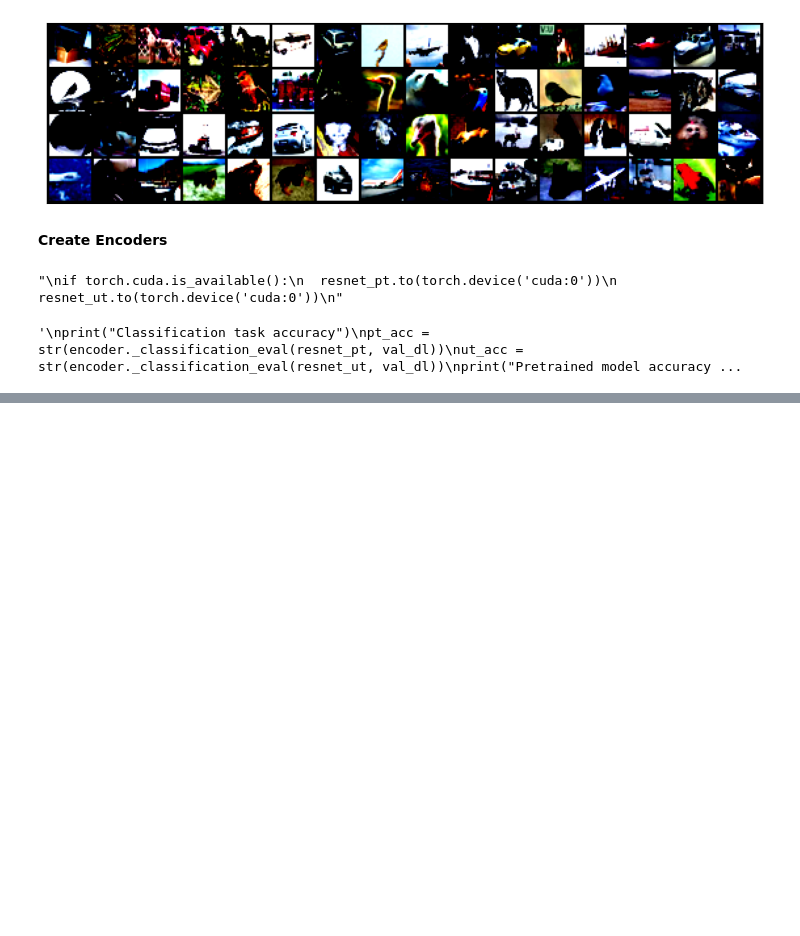
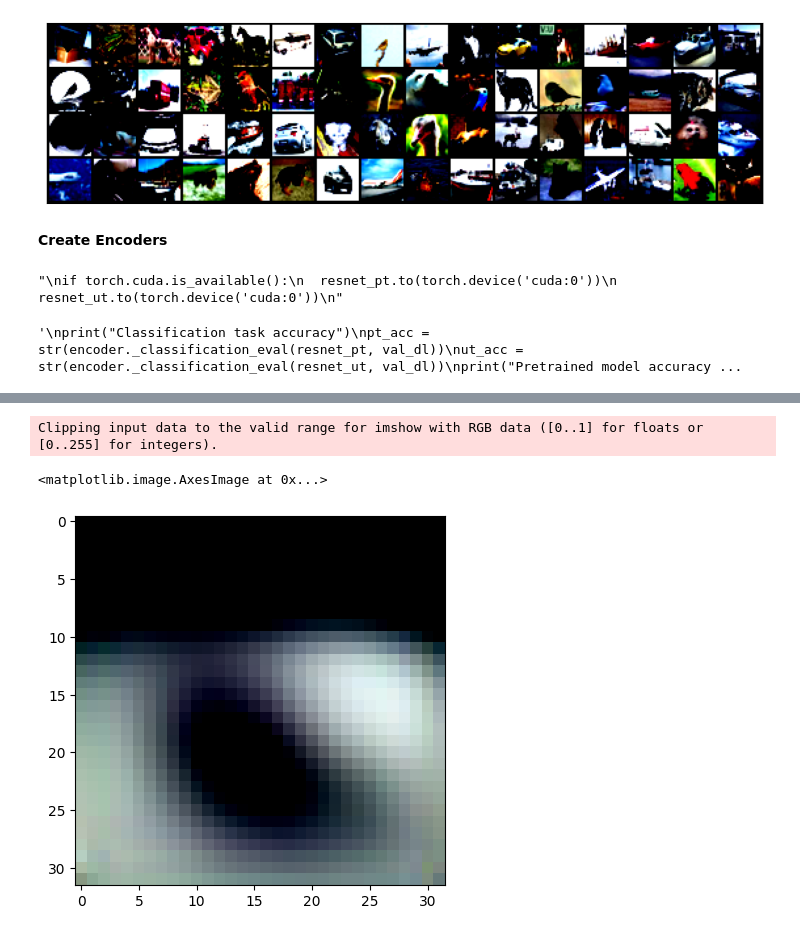
Before and after one commit to AlisaYang07/DL-AutoEncoder, a Jupyter notebook: main.ipynb, the cells around one changed output, grey strips where cells are left out. Drawn from its saved outputs; the diff is of its cells as text; code cells hidden in the pictures; blank space fills up the shorter version.

Commit message:
Trained Control AE

```diff
--- a/main.ipynb
+++ b/main.ipynb
@@ -98,5 +98,5 @@ Control_AE, Control_hist = training.train(Control_AE,
             save_file_name='Control_AE.pt',
             max_epochs_stop = 5,
             n_epochs = 20,
-            print_every =2)
+            print_every = 1)
 # %% [output]
@@ -104,0 +147,14 @@ AttributeError: 'AutoEncoder' object has no attribute 'device'
+# %%
+
+test_img = torch.reshape(test_img,(1,3,32,32)).cuda()
+output_img = Control_AE(test_img)
+output_img = torch.reshape(output_img,(3,32,32))
+output_img = output_img.cpu().detach()
+output_img = output_img.numpy()
+output_img = np.transpose(output_img, (1,2,0))
+# %%
+plt.imshow(output_img)
+# %% [output]
+Clipping input data to the valid range for imshow with RGB data ([0..1] for floats or [0..255] for integers).
+<matplotlib.image.AxesImage at 0x...>
+[figure, added]
```
Also changed, not shown: parts of 3 cells of this notebook, 3 other files.
